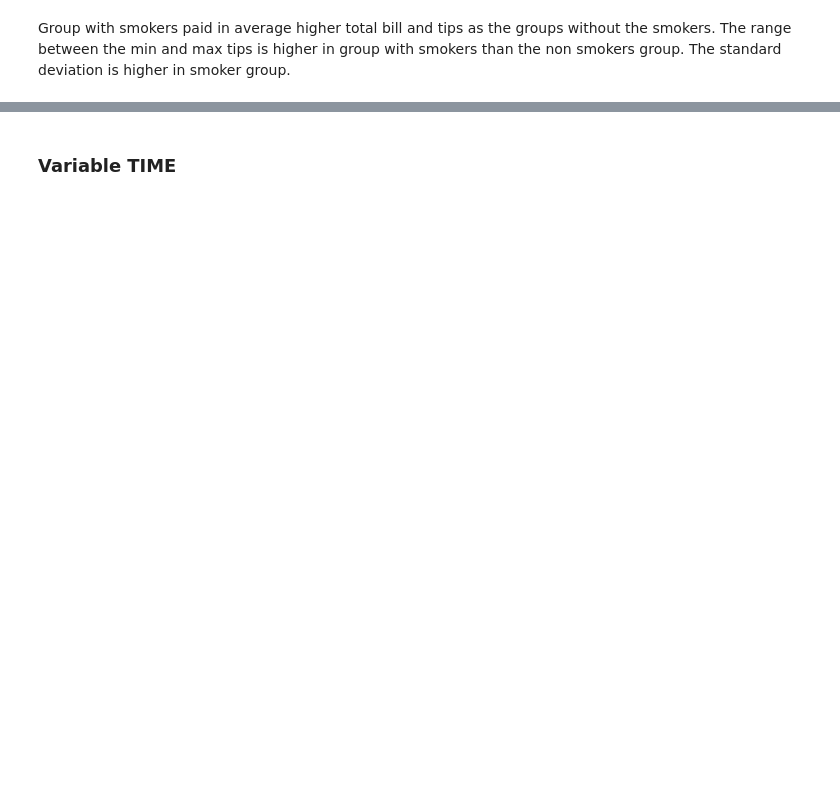
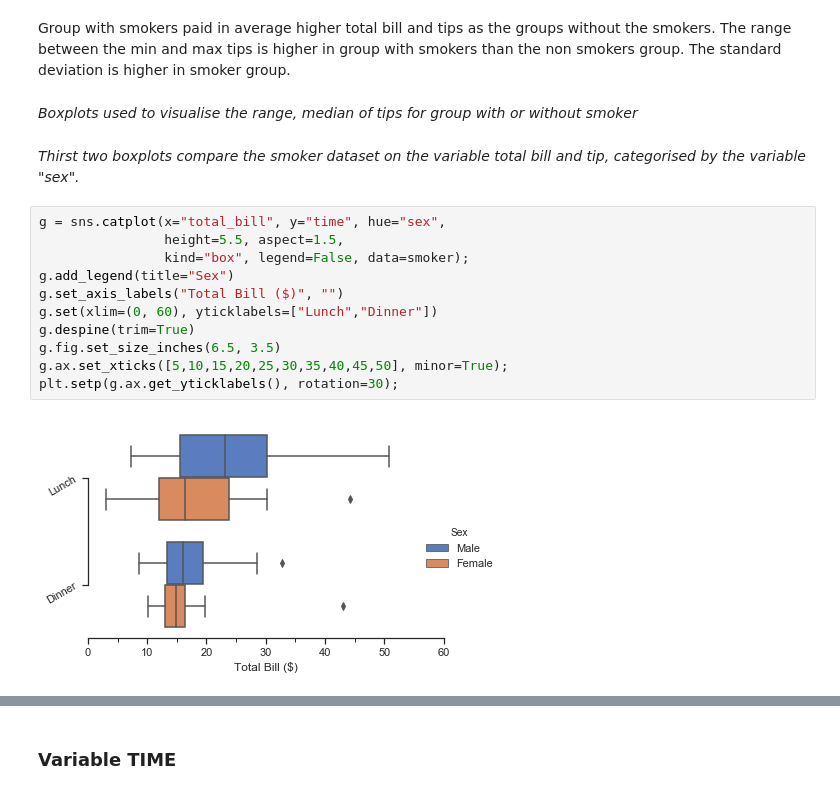
Before and after one commit to Crkonova76/Fundamentals-of-Data-Analysis_Assessment-2019, a Jupyter notebook: Tips_dataset.ipynb, the cells around one changed output, grey strips where cells are left out. Drawn from its saved outputs; the diff is of its cells as text; blank space fills up the shorter version.

Commit message:
boxplot

```diff
--- a/Tips_dataset.ipynb
+++ b/Tips_dataset.ipynb
@@ -202,2 +356,19 @@ pd.pivot_table(nosmok,index=["time","day"],values=["tip","total_bill","size"], a
 # %% [markdown]
 Group with smokers paid in average higher total bill and tips as the groups without the smokers. The range between the min and max tips is higher in group with smokers than the non smokers group. The standard deviation is higher in smoker group.
+# %% [markdown]
+_Boxplots used to visualise the range, median of tips for group with or without smoker_
+# %% [markdown]
+_Thirst two boxplots compare the smoker dataset on the variable total bill and tip, categorised by the variable "sex"._
+# %%
+g = sns.catplot(x="total_bill", y="time", hue="sex",
+                height=5.5, aspect=1.5,
+                kind="box", legend=False, data=smoker);
+g.add_legend(title="Sex")
+g.set_axis_labels("Total Bill ($)", "")
+g.set(xlim=(0, 60), yticklabels=["Lunch","Dinner"])
+g.despine(trim=True)
+g.fig.set_size_inches(6.5, 3.5)
+g.ax.set_xticks([5,10,15,20,25,30,35,40,45,50], minor=True);
+plt.setp(g.ax.get_yticklabels(), rotation=30);
+# %% [output]
+[figure, added]
```
Also changed, not shown: parts of 51 cells of this notebook.
